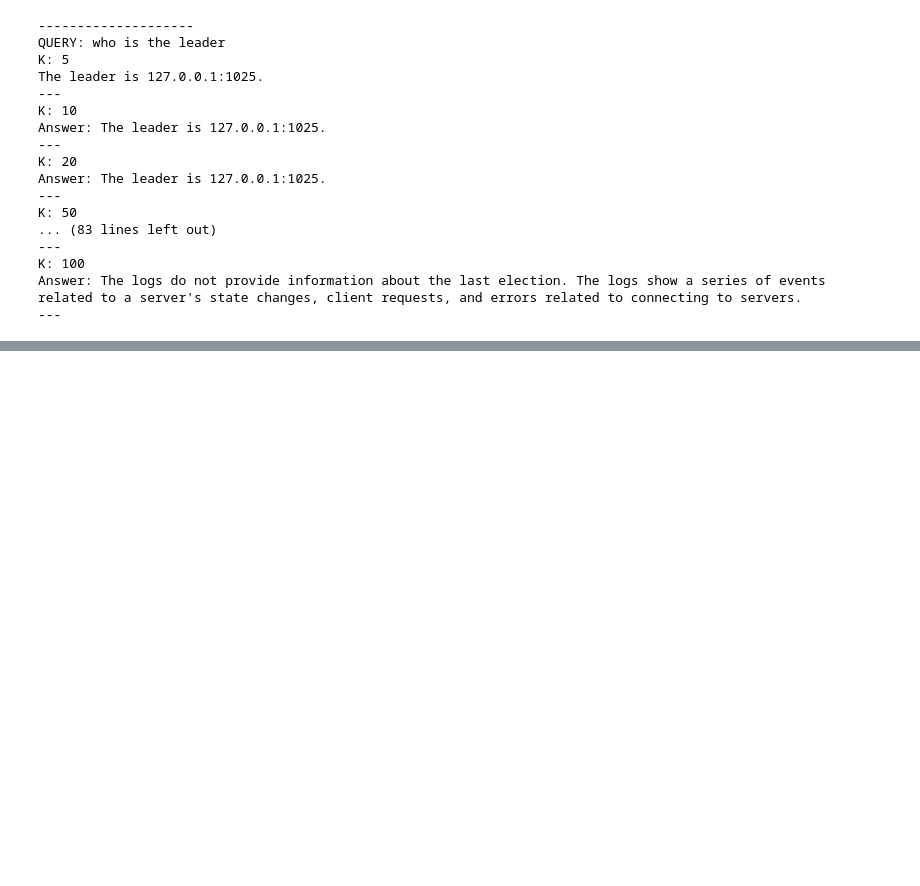
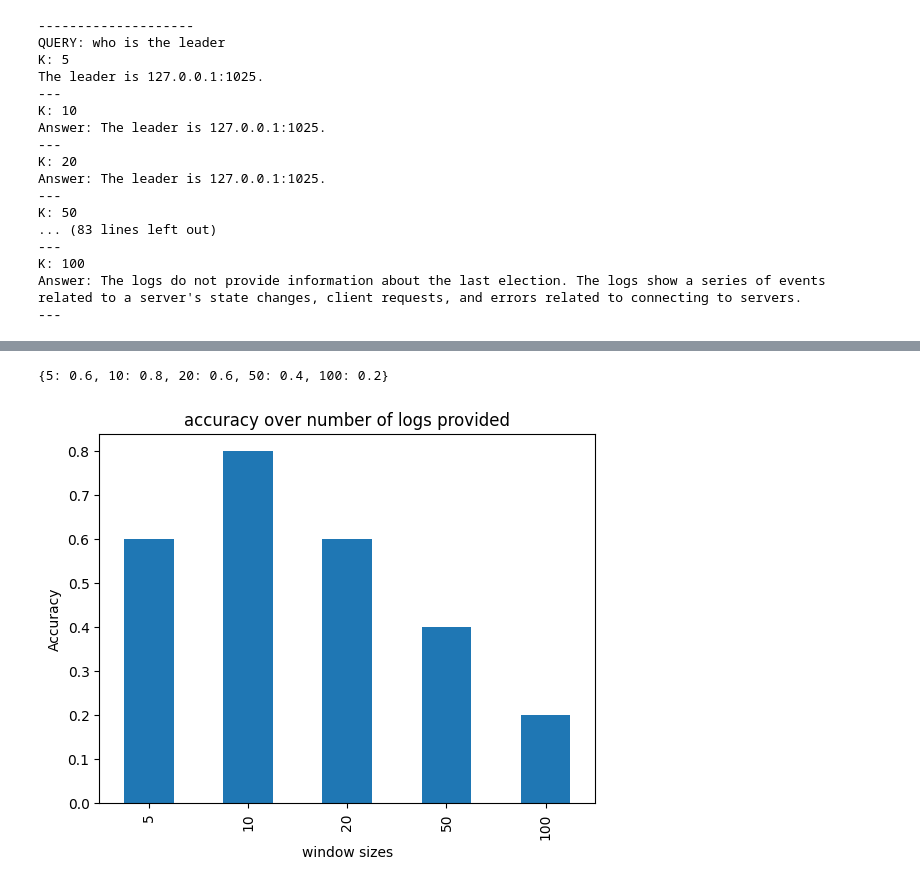
Before and after one commit to shashank2000/log-intelligencer, a Jupyter notebook: graphs.ipynb, the cells around one changed output, grey strips where cells are left out. Cells and saved outputs as stored; diff of their text form; code cells hidden in the pictures; blank space fills up the shorter version.

```diff
--- a/graphs.ipynb
+++ b/graphs.ipynb
@@ -53,0 +71,22 @@ NameError: name 'query' is not defined
+# %%
+# accuracy for each query
+accuracies = {}
+for i, k in enumerate([5, 10, 20, 50, 100]):
+    accuracies[k] = 0
+    for query in correct:
+        accuracies[k] += correct[query][i]
+    accuracies[k] /= len(results)
+
+print(accuracies)
+
+
+series = pd.Series(accuracies)
+
+series.plot(kind='bar')
+plt.xlabel('window sizes')
+plt.ylabel('Accuracy')
+plt.title('accuracy over number of logs provided')
+plt.show()
+# %% [output]
+{5: 0.6, 10: 0.8, 20: 0.6, 50: 0.4, 100: 0.2}
+[figure, added]
```
Also changed, not shown: parts of 3 cells of this notebook.
